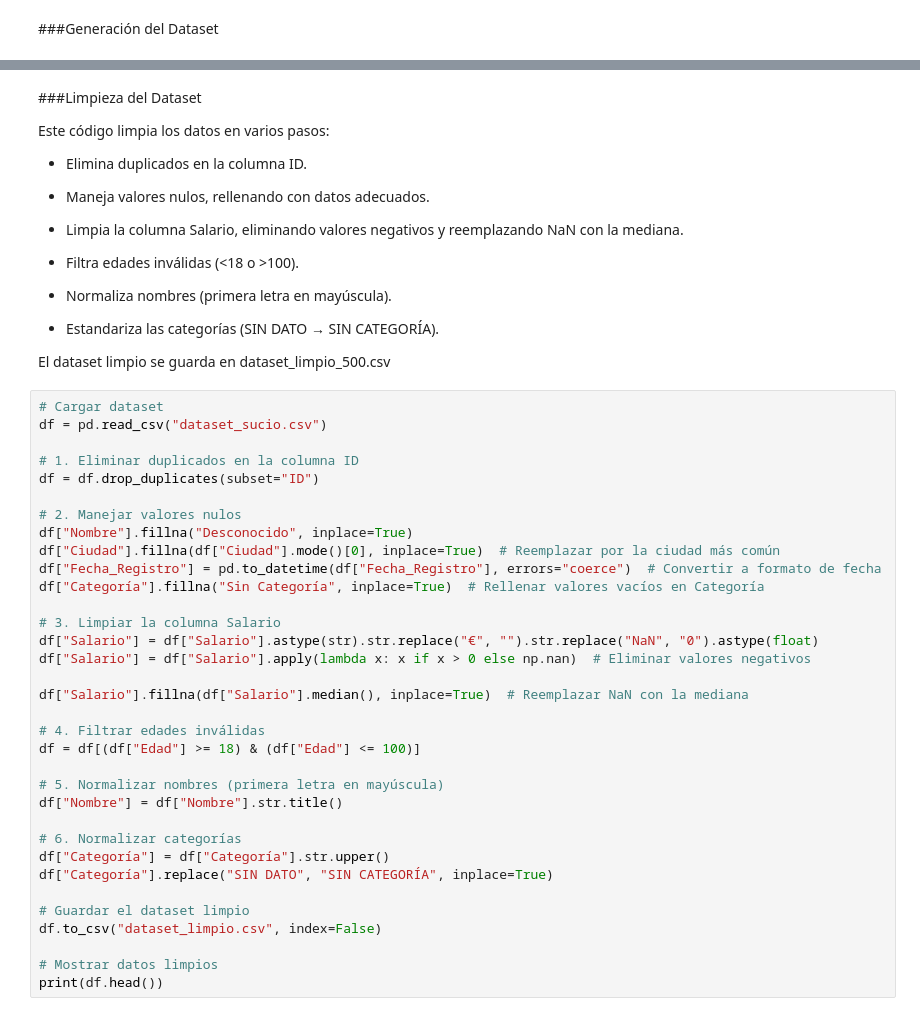
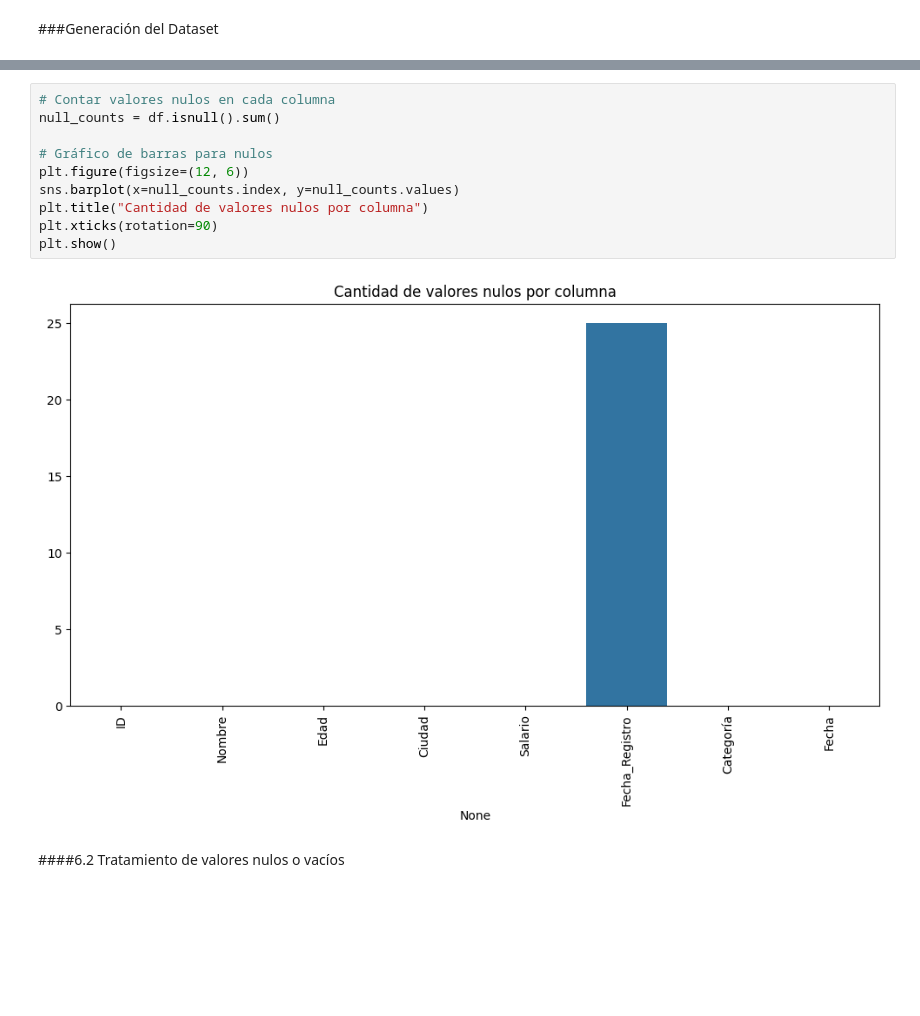
Before and after one commit to fergarcat/pill-data_cleaning_with_python, a Jupyter notebook: pill_data_cleaning_with_python.ipynb, the cells around one changed output, grey strips where cells are left out. Drawn from its saved outputs; the diff is of its cells as text; blank space fills up the shorter version.

```diff
--- a/pill_data_cleaning_with_python.ipynb
+++ b/pill_data_cleaning_with_python.ipynb
@@ -311,53 +420,14 @@ For example, when doing 'df[col].method(value, inplace=True)', try using 'df.met
-# %% [markdown]
-###Limpieza del Dataset
-
-Este código limpia los datos en varios pasos:
-
-- Elimina duplicados en la columna ID.
-
-- Maneja valores nulos, rellenando con datos adecuados.
-
-- Limpia la columna Salario, eliminando valores negativos y reemplazando NaN con la mediana.
-
-- Filtra edades inválidas (<18 o >100).
-
-- Normaliza nombres (primera letra en mayúscula).
-
-- Estandariza las categorías (SIN DATO → SIN CATEGORÍA).
-
-
-El dataset limpio se guarda en dataset_limpio_500.csv
-# %%
-# Cargar dataset
-df = pd.read_csv("dataset_sucio.csv")
-
-# 1. Eliminar duplicados en la columna ID
-df = df.drop_duplicates(subset="ID")
-
-# 2. Manejar valores nulos
-df["Nombre"].fillna("Desconocido", inplace=True)
-df["Ciudad"].fillna(df["Ciudad"].mode()[0], inplace=True)  # Reemplazar por la ciudad más común
-df["Fecha_Registro"] = pd.to_datetime(df["Fecha_Registro"], errors="coerce")  # Convertir a formato de fecha
-df["Categoría"].fillna("Sin Categoría", inplace=True)  # Rellenar valores vacíos en Categoría
-
-# 3. Limpiar la columna Salario
-df["Salario"] = df["Salario"].astype(str).str.replace("€", "").str.replace("NaN", "0").astype(float)
-df["Salario"] = df["Salario"].apply(lambda x: x if x > 0 else np.nan)  # Eliminar valores negativos
-
-df["Salario"].fillna(df["Salario"].median(), inplace=True)  # Reemplazar NaN con la mediana
-
-# 4. Filtrar edades inválidas
-df = df[(df["Edad"] >= 18) & (df["Edad"] <= 100)]
-
-# 5. Normalizar nombres (primera letra en mayúscula)
-df["Nombre"] = df["Nombre"].str.title()
-
-# 6. Normalizar categorías
-df["Categoría"] = df["Categoría"].str.upper()
-df["Categoría"].replace("SIN DATO", "SIN CATEGORÍA", inplace=True)
-
-# Guardar el dataset limpio
-df.to_csv("dataset_limpio.csv", index=False)
-
-# Mostrar datos limpios
-print(df.head())
+# %%
+# Contar valores nulos en cada columna
+null_counts = df.isnull().sum()
+
+# Gráfico de barras para nulos
+plt.figure(figsize=(12, 6))
+sns.barplot(x=null_counts.index, y=null_counts.values)
+plt.title("Cantidad de valores nulos por columna")
+plt.xticks(rotation=90)
+plt.show()
+# %% [output]
+[figure, added]
+# %% [markdown]
+####6.2 Tratamiento de valores nulos o vacíos
```
Also changed, not shown: parts of 39 cells of this notebook.
